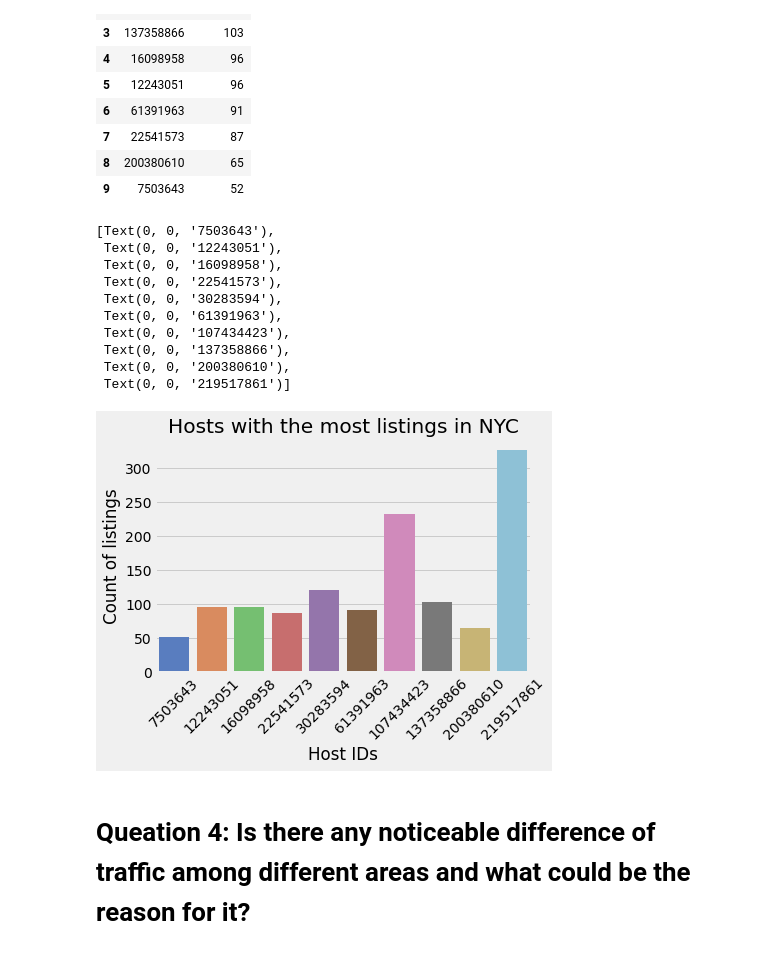
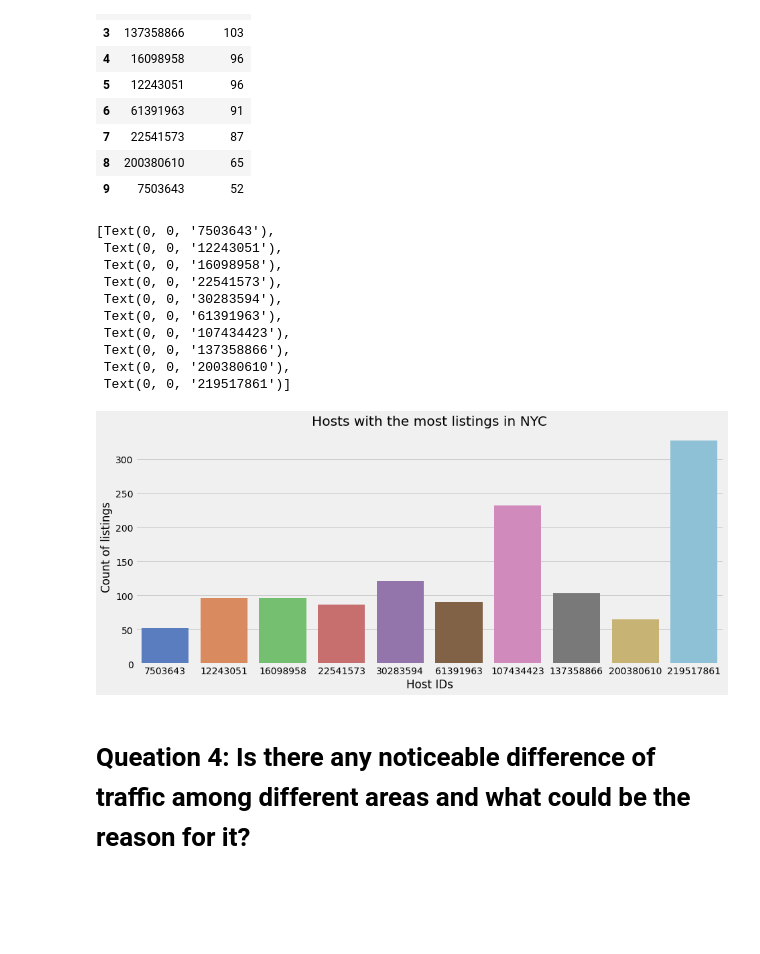
Before and after one commit to Deeksha-Data-Scientist/Airbnb-Bookings-Analysis, a Jupyter notebook: Airbnb_Bookings_Analysis_Capstone_Project.ipynb, the cells around one changed output. Cells and saved outputs as stored; diff of their text form; code cells hidden in the pictures; blank space fills up the shorter version.

```diff
--- a/Airbnb_Bookings_Analysis_Capstone_Project.ipynb
+++ b/Airbnb_Bookings_Analysis_Capstone_Project.ipynb
@@ -468,23 +468,24 @@ top_host_df
 | 8 | 200380610 | 65 |
 | 9 | 7503643 | 52 |
 # %%
+plt.figure(figsize=(14,6))
 viz_1=sns.barplot(x="Host_ID", y="P_Count", data=top_host_df, palette='muted')
 viz_1.set_title('Hosts with the most listings in NYC')
 viz_1.set_ylabel('Count of listings')
 viz_1.set_xlabel('Host IDs')
-viz_1.set_xticklabels(viz_1.get_xticklabels(), rotation=45)
+viz_1.set_xticklabels(viz_1.get_xticklabels(), rotation=0)
 # %% [output]
 [Text(0, 0, '7503643'),
  Text(0, 0, '12243051'),
  Text(0, 0, '16098958'),
  Text(0, 0, '22541573'),
  Text(0, 0, '30283594'),
  Text(0, 0, '61391963'),
  Text(0, 0, '107434423'),
  Text(0, 0, '137358866'),
  Text(0, 0, '200380610'),
  Text(0, 0, '219517861')]
-[figure, old version]
+[figure, new version]
 # %% [markdown]
 # Queation 4: Is there any noticeable difference of traffic among different areas and what could be the reason for it?
 # %%
```
Also changed, not shown: parts of 7 cells of this notebook.
